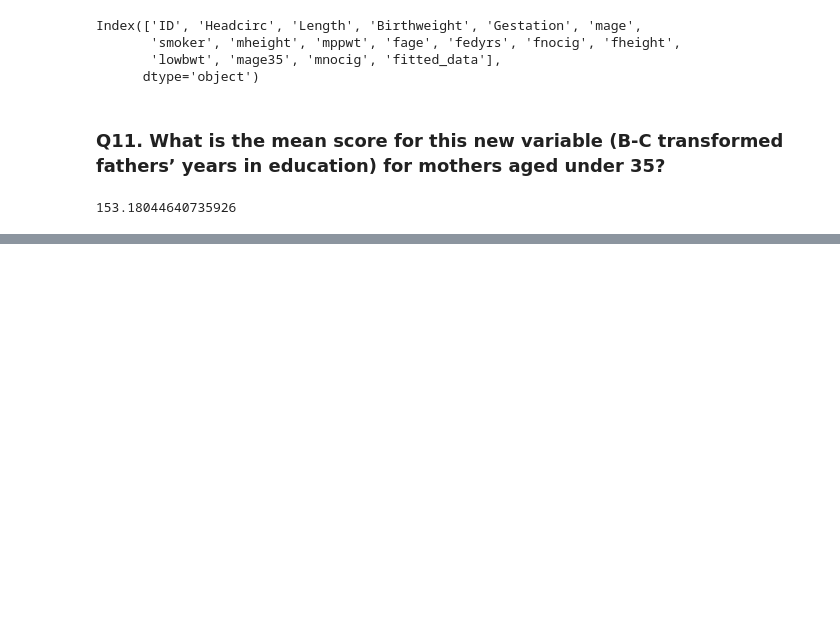
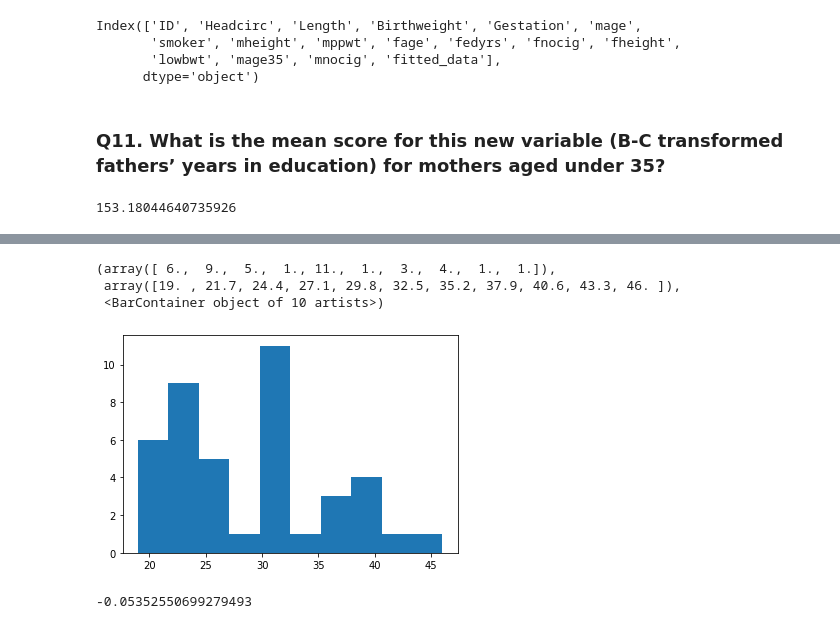
Before and after one commit to sashan90s/Statistics-with-Python, a Jupyter notebook: week 2.ipynb, the cells around one changed output, grey strips where cells are left out. Saved outputs shown, nothing was run; the diff lists cells and outputs as text; code cells hidden in the pictures; blank space fills up the shorter version.

```diff
--- a/week 2.ipynb
+++ b/week 2.ipynb
@@ -146,0 +219,12 @@ df.loc[df['mage'] < 35, 'fitted_data'].mean()
+# %%
+pyplot.hist(df['fage'])
+# %% [output]
+(array([ 6.,  9.,  5.,  1., 11.,  1.,  3.,  4.,  1.,  1.]),
+ array([19. , 21.7, 24.4, 27.1, 29.8, 32.5, 35.2, 37.9, 40.6, 43.3, 46. ]),
+ <BarContainer object of 10 artists>)
+[figure, added]
+# %%
+from scipy.stats import skew
+skew(df['Birthweight'], axis = 0, bias = True)
+# %% [output]
+-0.05352550699279493
```
Also changed, not shown: parts of 26 cells of this notebook.
